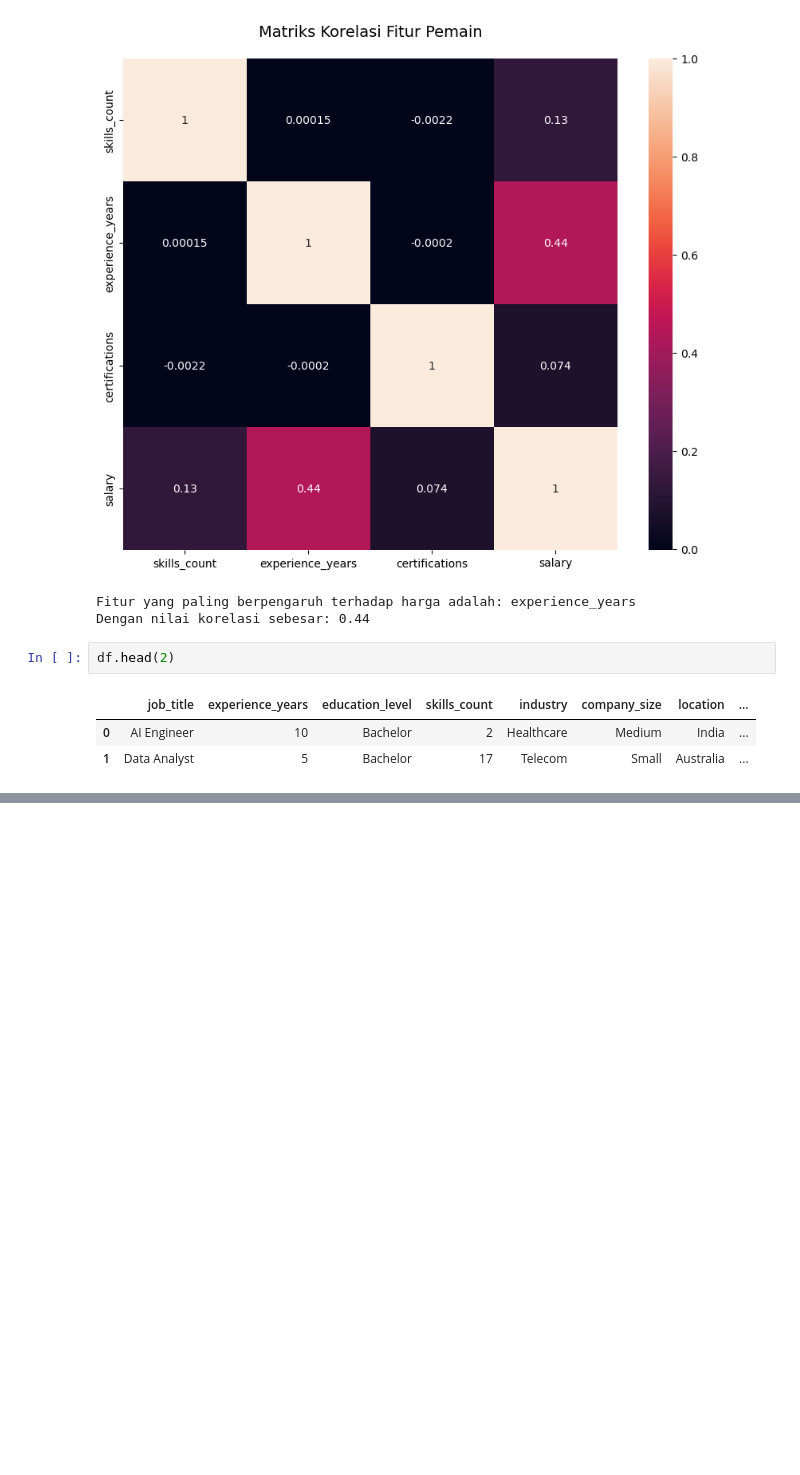
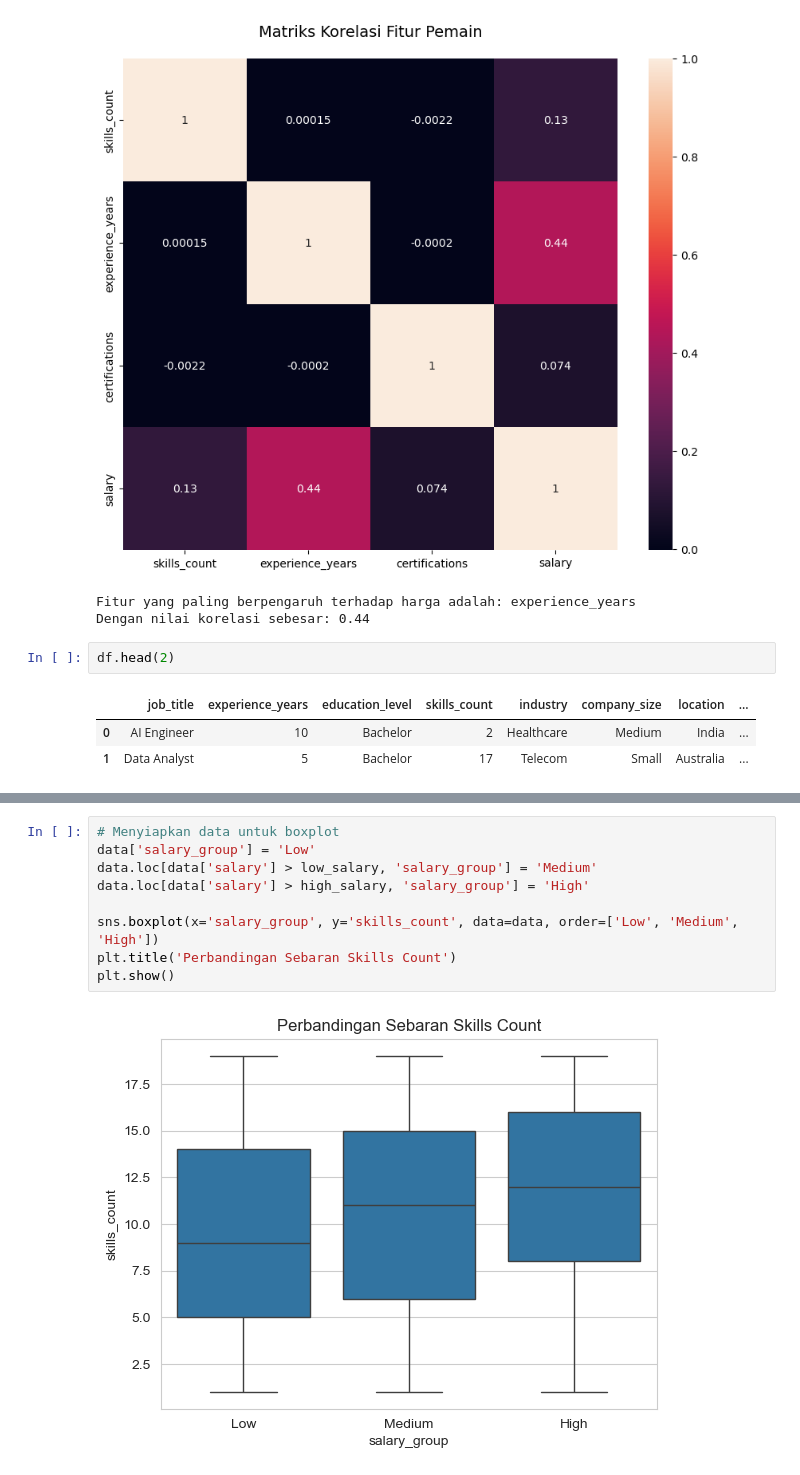
Before and after one commit to HafidzAfrieno/Project-Data-Analyst-Part-1, a Jupyter notebook: job_salary_analyst.ipynb, the cells around one changed output, grey strips where cells are left out. Cells and saved outputs as stored; diff of their text form; blank space fills up the shorter version.

```diff
--- a/job_salary_analyst.ipynb
+++ b/job_salary_analyst.ipynb
@@ -443,0 +457,11 @@ perbandingan_posisi
+# %%
+# Menyiapkan data untuk boxplot
+data['salary_group'] = 'Low'
+data.loc[data['salary'] > low_salary, 'salary_group'] = 'Medium'
+data.loc[data['salary'] > high_salary, 'salary_group'] = 'High'
+
+sns.boxplot(x='salary_group', y='skills_count', data=data, order=['Low', 'Medium', 'High'])
+plt.title('Perbandingan Sebaran Skills Count')
+plt.show()
+# %% [output]
+[figure, added]
```
Also changed, not shown: parts of 3 cells of this notebook.
